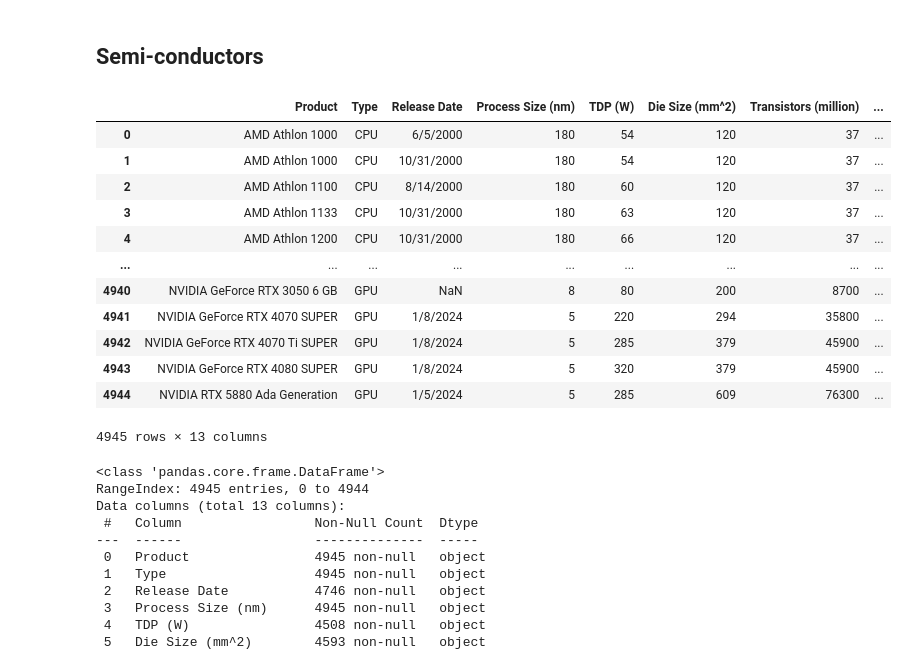
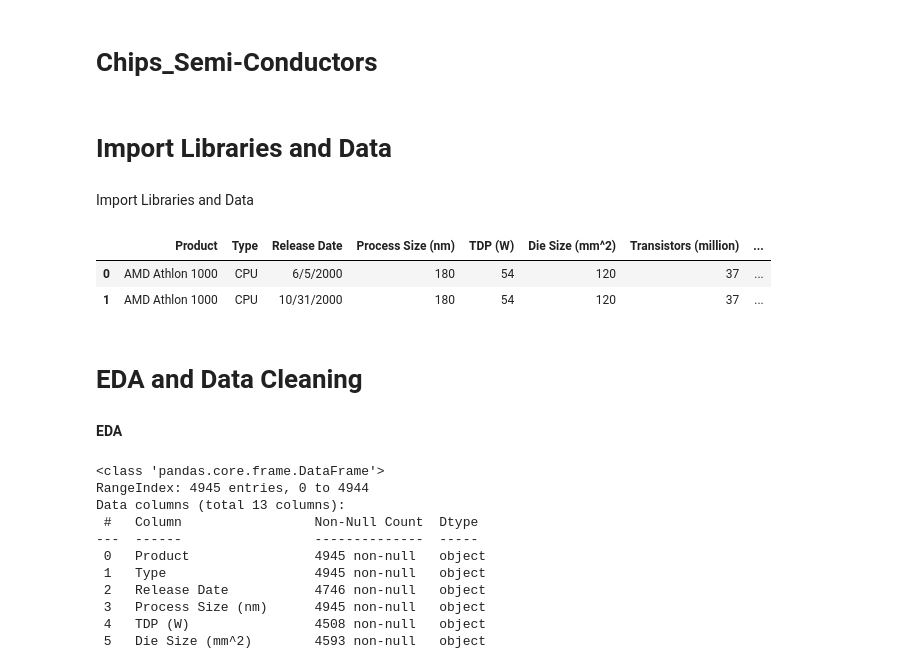
Before and after one commit to Karlajack/Machine_Learning_24e, a Jupyter notebook: Wk1_Data_Cleaning_Project_Chips_dataset.ipynb, the cells around one changed output. Saved outputs shown, nothing was run; the diff lists cells and outputs as text; code cells hidden in the pictures.

```diff
--- a/Wk1_Data_Cleaning_Project_Chips_dataset.ipynb
+++ b/Wk1_Data_Cleaning_Project_Chips_dataset.ipynb
@@ -1,5 +1,9 @@
 # %% [markdown]
 <a href="https://colab.research.google.com/github/Karlajack/Machine_Learning_24e/blob/main/Wk1_Data_Cleaning_Project_Chips_dataset.ipynb" target="_parent"><img src="https://colab.research.google.com/assets/colab-badge.svg" alt="Open In Colab"/></a>
-# %% [markdown]
-## **Semi-conductors**
+# %% [markdown]
+# Chips_Semi-Conductors
+# %% [markdown]
+# Import Libraries and Data
+# %% [markdown]
+Import Libraries and Data
 # %%
@@ -11,23 +16,18 @@ import matplotlib.pyplot as plt
 import seaborn as sns
 import plotly.express as px
 # %%
+# Import Data
 url='//content/chip_dataset.csv'
 df=pd.read_csv(url)
-df
+df.head(2)
 # %% [output]
 |  | Product | Type | Release Date | Process Size (nm) | TDP (W) | Die Size (mm^2) | Transistors (million) | ... |
 | 0 | AMD Athlon 1000 | CPU | 6/5/2000 | 180 | 54 | 120 | 37 | ... |
 | 1 | AMD Athlon 1000 | CPU | 10/31/2000 | 180 | 54 | 120 | 37 | ... |
-| 2 | AMD Athlon 1100 | CPU | 8/14/2000 | 180 | 60 | 120 | 37 | ... |
-| 3 | AMD Athlon 1133 | CPU | 10/31/2000 | 180 | 63 | 120 | 37 | ... |
-| 4 | AMD Athlon 1200 | CPU | 10/31/2000 | 180 | 66 | 120 | 37 | ... |
-| ... | ... | ... | ... | ... | ... | ... | ... | ... |
-| 4940 | NVIDIA GeForce RTX 3050 6 GB | GPU | NaN | 8 | 80 | 200 | 8700 | ... |
-| 4941 | NVIDIA GeForce RTX 4070 SUPER | GPU | 1/8/2024 | 5 | 220 | 294 | 35800 | ... |
-| 4942 | NVIDIA GeForce RTX 4070 Ti SUPER | GPU | 1/8/2024 | 5 | 285 | 379 | 45900 | ... |
-| 4943 | NVIDIA GeForce RTX 4080 SUPER | GPU | 1/8/2024 | 5 | 320 | 379 | 45900 | ... |
-| 4944 | NVIDIA RTX 5880 Ada Generation | GPU | 1/5/2024 | 5 | 285 | 609 | 76300 | ... |
-4945 rows × 13 columns
+# %% [markdown]
+# EDA and Data Cleaning
+# %% [markdown]
+**EDA**
 # %%
 df.info()
 # %% [output]
```
Also changed, not shown: parts of 8 cells of this notebook.
